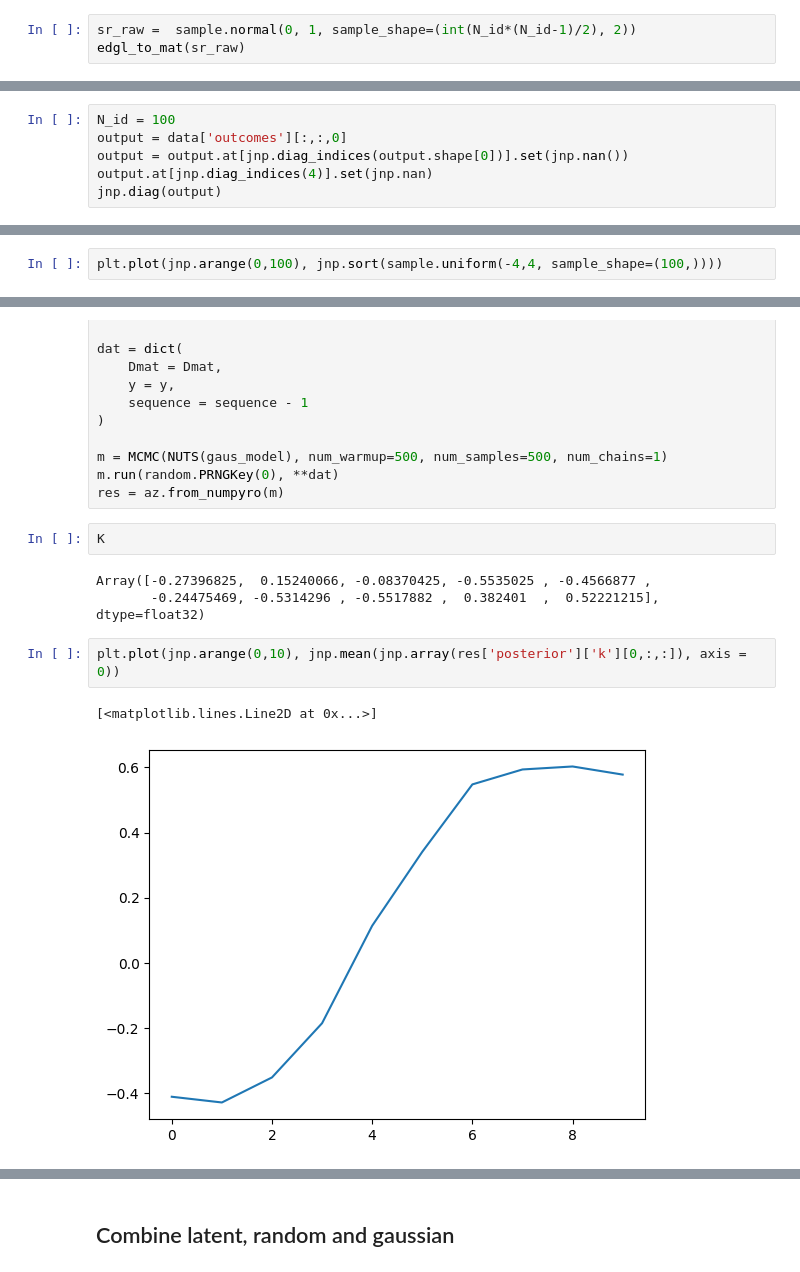
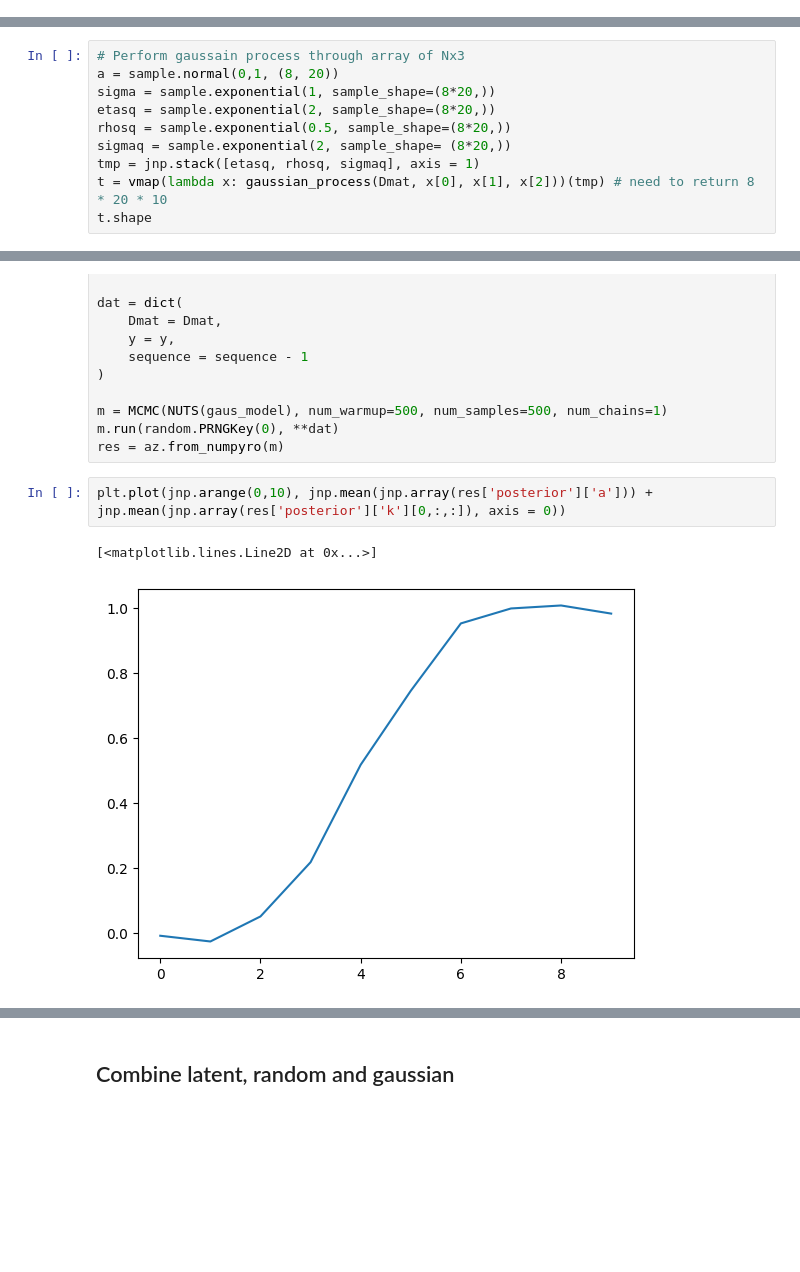
Before and after one commit to BGN-for-ASNA/BI, a Jupyter notebook: bi/honnor/honnor mode.ipynb, the cells around one changed output, grey strips where cells are left out. Saved outputs shown, nothing was run; the diff lists cells and outputs as text; blank space fills up the shorter version.

```diff
--- a/bi/honnor/honnor mode.ipynb
+++ b/bi/honnor/honnor mode.ipynb
@@ -1857,3 +1442,0 @@ data['outcomes'][:,:,0].shape
-# %%
-sr_raw =  sample.normal(0, 1, sample_shape=(int(N_id*(N_id-1)/2), 2))
-edgl_to_mat(sr_raw)
@@ -1870,6 +1442,0 @@ Array([[  0,   0, 183, ...,   0,   0,  90],
-# %%
-N_id = 100
-output = data['outcomes'][:,:,0]
-output = output.at[jnp.diag_indices(output.shape[0])].set(jnp.nan())
-output.at[jnp.diag_indices(4)].set(jnp.nan)
-jnp.diag(output)
@@ -2626,2 +2427,0 @@ sample.uniform(-4,4, sample_shape=(100,)).shape
-# %%
-plt.plot(jnp.arange(0,100), jnp.sort(sample.uniform(-4,4, sample_shape=(100,))))
@@ -2669,0 +2454,10 @@ plt.plot(jnp.arange(0, 100), y)
+# %%
+# Perform gaussain process through array of Nx3
+a = sample.normal(0,1, (8, 20))
+sigma = sample.exponential(1, sample_shape=(8*20,))
+etasq = sample.exponential(2, sample_shape=(8*20,))
+rhosq = sample.exponential(0.5, sample_shape=(8*20,))
+sigmaq = sample.exponential(2, sample_shape= (8*20,))
+tmp = jnp.stack([etasq, rhosq, sigmaq], axis = 1)
+t = vmap(lambda x: gaussian_process(Dmat, x[0], x[1], x[2]))(tmp) # need to return 8 * 20 * 10
+t.shape
@@ -2693,13 +2489,8 @@ dat = dict(
 m = MCMC(NUTS(gaus_model), num_warmup=500, num_samples=500, num_chains=1)
 m.run(random.PRNGKey(0), **dat)
 res = az.from_numpyro(m)
-# %%
-K
-# %% [output]
-Array([-0.27396825,  0.15240066, -0.08370425, -0.5535025 , -0.4566877 ,
-       -0.24475469, -0.5314296 , -0.5517882 ,  0.382401  ,  0.52221215],      dtype=float32)
 # %%
-plt.plot(jnp.arange(0,10), jnp.mean(jnp.array(res['posterior']['k'][0,:,:]), axis = 0))
+plt.plot(jnp.arange(0,10), jnp.mean(jnp.array(res['posterior']['a'])) + jnp.mean(jnp.array(res['posterior']['k'][0,:,:]), axis = 0))
 # %% [output]
 [<matplotlib.lines.Line2D at 0x...>]
-[figure, old version]
+[figure, new version]
```
Also changed, not shown: parts of 127 cells of this notebook, 10 other files.
